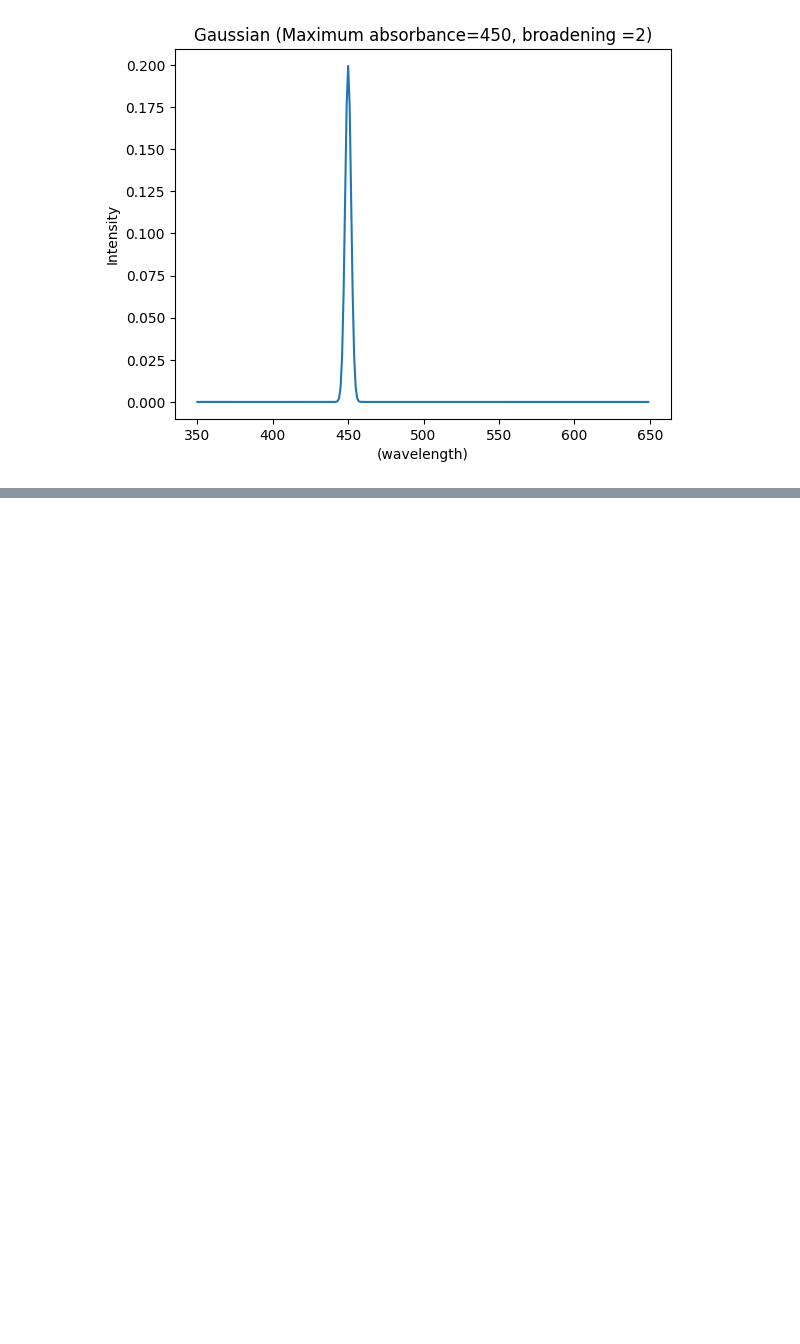
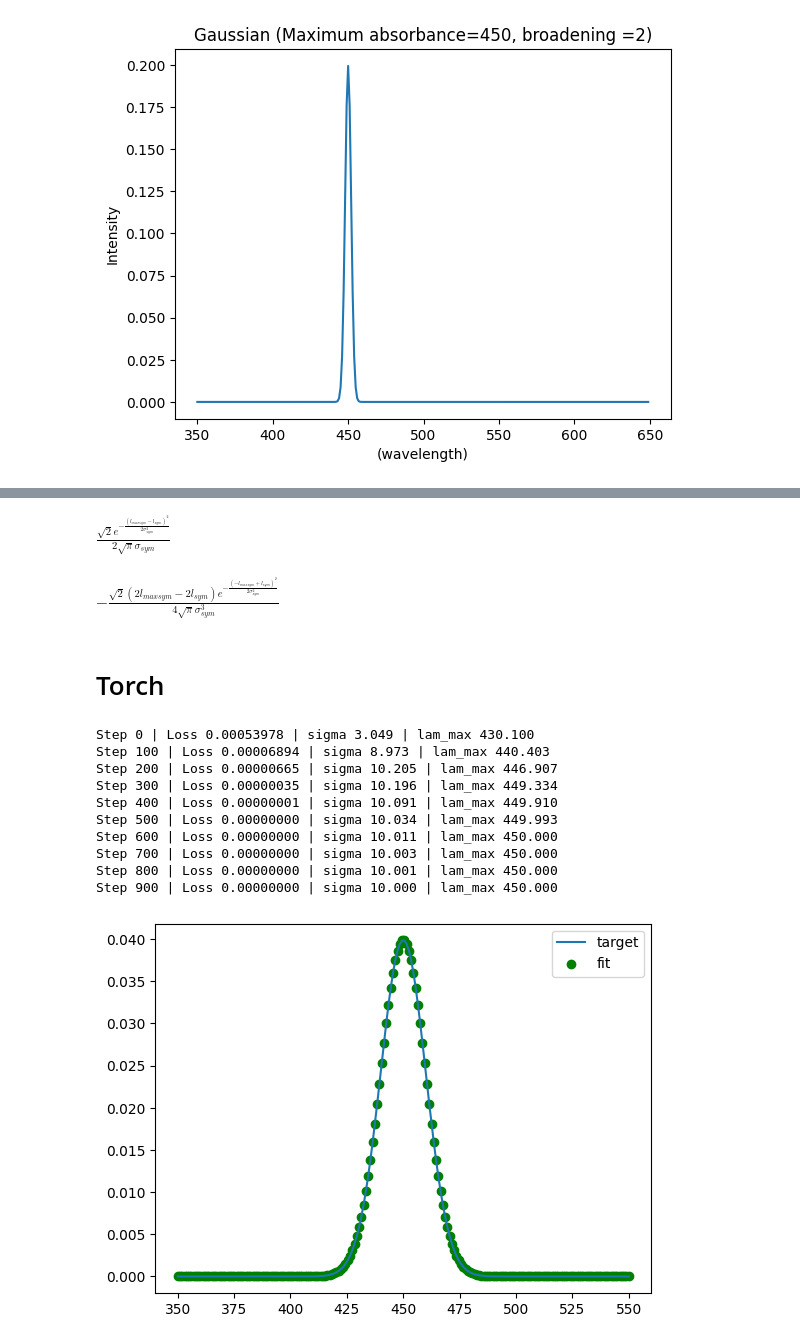
Before and after one commit to natalstein/Spectroelectrochemistry-fitting, a Jupyter notebook: Uv_vis_gradient_dissent.ipynb, the cells around one changed output, grey strips where cells are left out. Drawn from its saved outputs; the diff is of its cells as text; code cells hidden in the pictures; blank space fills up the shorter version.

Commit message:
added gradient descent for a gaussian curve

```diff
--- a/Uv_vis_gradient_dissent.ipynb
+++ b/Uv_vis_gradient_dissent.ipynb
@@ -35,0 +42,17 @@ plot_gaussian(lam_max, sigma, lams)
+# %%
+l_sym = sym.symbols('l_sym')
+l_max_sym = sym.symbols('l_max_sym')
+sigma_sym = sym.symbols('sigma_sym')
+
+B = 1/(sigma_sym*sym.sqrt(sym.pi)*sym.sqrt(2))*sym.exp(-(l_sym-l_max_sym)**2/(2*sigma_sym**2))
+sym.simplify(B)
+# %% [output]
+$\displaystyle \frac{\sqrt{2} e^{- \frac{\left(l_{max sym} - l_{sym}\right)^{2}}{2 \sigma_{sym}^{2}}}}{2 \sqrt{\pi} \sigma_{sym}}$
+# %%
+B_sigma_sym = sym.diff(B, sigma_sym)
+B_l_max_sym = sym.diff(B, l_max_sym)
+B_l_max_sym
+# %% [output]
+$\displaystyle - \frac{\sqrt{2} \left(2 l_{max sym} - 2 l_{sym}\right) e^{- \frac{\left(- l_{max sym} + l_{sym}\right)^{2}}{2 \sigma_{sym}^{2}}}}{4 \sqrt{\pi} \sigma_{sym}^{3}}$
+# %% [markdown]
+# Torch
@@ -35,0 +61,56 @@ plot_gaussian(lam_max, sigma, lams)
+# %%
+
+
+import torch
+import torch.nn.functional as F
+import matplotlib.pyplot as plt
+
+lam = torch.linspace(350, 550, 200)
+
+true_sigma = 10.0
+true_lam_max = 450.0
+
+target = (1/(true_sigma * torch.sqrt(torch.tensor(2*torch.pi)))) * \
+         torch.exp(-(lam - true_lam_max)**2 / (2 * true_sigma**2))
+
+# Better initialization
+sigma_raw = torch.tensor(3.0, requires_grad=True)
+lam_max = torch.tensor(430.0, requires_grad=True)
+
+optimizer = torch.optim.Adam([sigma_raw, lam_max], lr=0.1)
+
+for step in range(1000):
+    optimizer.zero_grad()
+
+    sigma = F.softplus(sigma_raw) + 1e-6
+
+    pred = (1/(sigma * torch.sqrt(torch.tensor(2*torch.pi)))) * \
+           torch.exp(-(lam - lam_max)**2 / (2 * sigma**2))
+
+    loss = torch.mean((pred - target)**2)
+
+    loss.backward()
+    optimizer.step()
+
+    if step % 100 == 0:
+        print(
+            f"Step {step} | Loss {loss.item():.8f} | "
+            f"sigma {sigma.item():.3f} | lam_max {lam_max.item():.3f}"
+        )
+
+plt.plot(lam.numpy(), target.numpy(), label="target")
+plt.scatter(lam.numpy(), pred.detach().numpy(), c = 'green', label="fit")
+plt.legend()
+plt.show()
+# %% [output]
+Step 0 | Loss 0.00053978 | sigma 3.049 | lam_max 430.100
+Step 100 | Loss 0.00006894 | sigma 8.973 | lam_max 440.403
+Step 200 | Loss 0.00000665 | sigma 10.205 | lam_max 446.907
+Step 300 | Loss 0.00000035 | sigma 10.196 | lam_max 449.334
+Step 400 | Loss 0.00000001 | sigma 10.091 | lam_max 449.910
+Step 500 | Loss 0.00000000 | sigma 10.034 | lam_max 449.993
+Step 600 | Loss 0.00000000 | sigma 10.011 | lam_max 450.000
+Step 700 | Loss 0.00000000 | sigma 10.003 | lam_max 450.000
+Step 800 | Loss 0.00000000 | sigma 10.001 | lam_max 450.000
+Step 900 | Loss 0.00000000 | sigma 10.000 | lam_max 450.000
+[figure, added]
```
Also changed, not shown: parts of 5 cells of this notebook.
